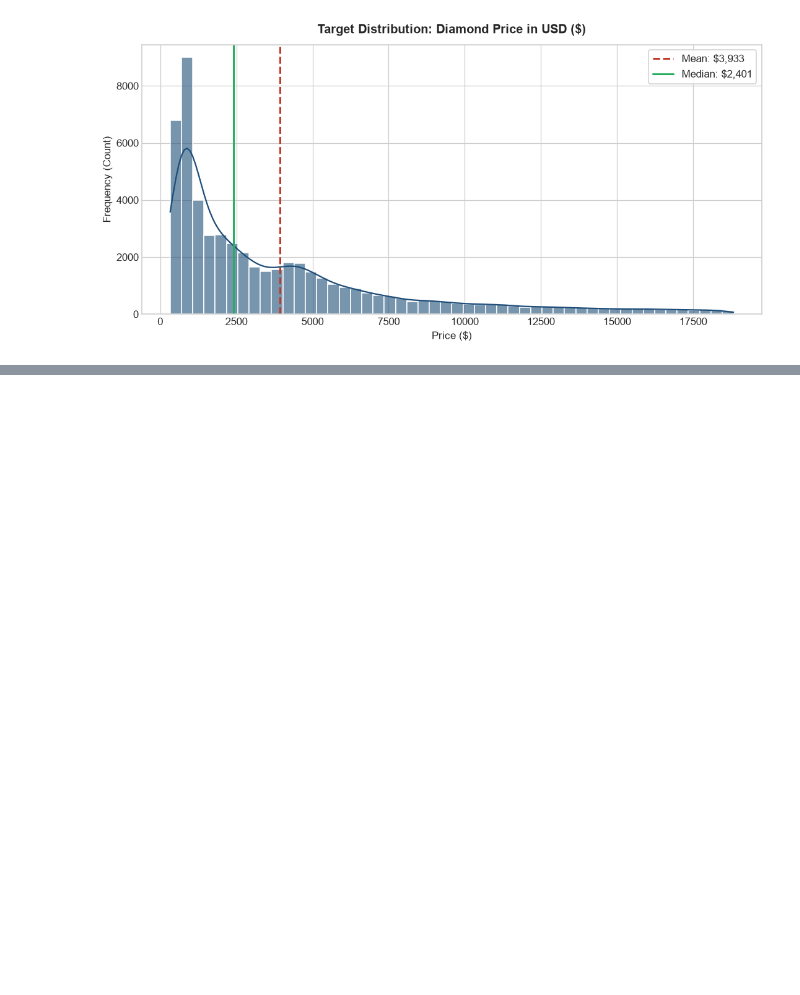
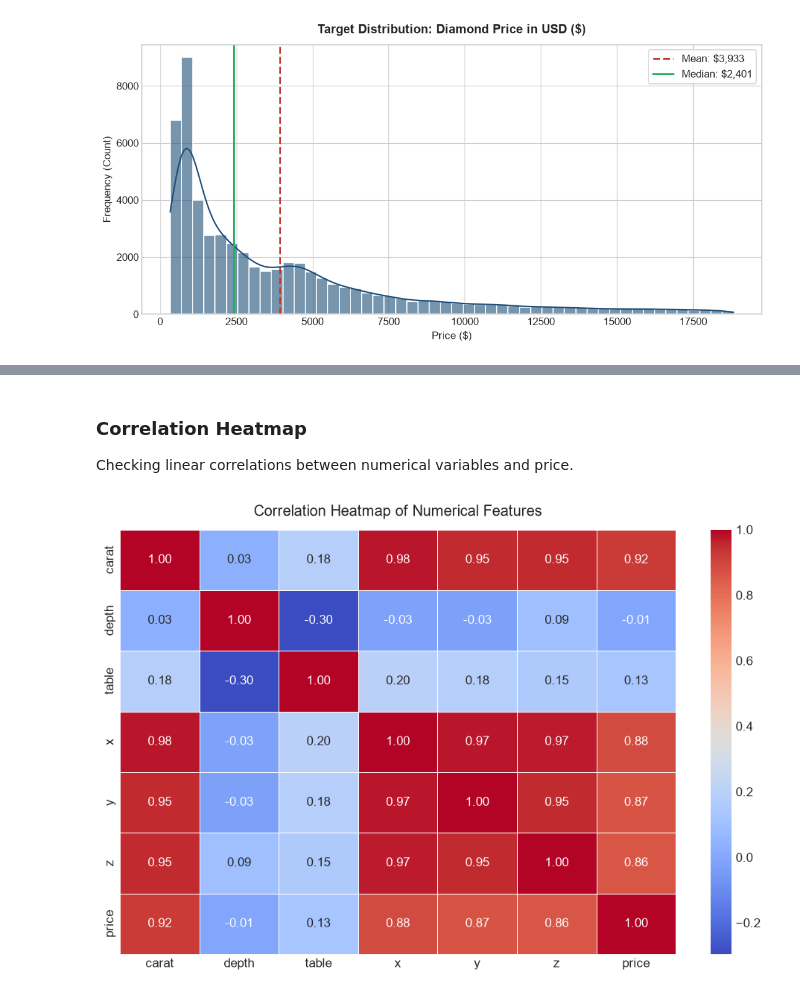
Before and after one commit to anish435/ML_capstone_project, a Jupyter notebook: notebooks/regression.ipynb, the cells around one changed output, grey strips where cells are left out. Drawn from its saved outputs; the diff is of its cells as text; code cells hidden in the pictures; blank space fills up the shorter version.

```diff
--- a/notebooks/regression.ipynb
+++ b/notebooks/regression.ipynb
@@ -205,0 +251,15 @@ plt.show()
+# %% [markdown]
+### Correlation Heatmap
+Checking linear correlations between numerical variables and price.
+# %%
+# Correlation heatmap for numerical features
+plt.figure(figsize=(9, 6))
+
+corr_matrix = df[['carat', 'depth', 'table', 'x', 'y', 'z', 'price']].corr()
+sns.heatmap(corr_matrix, annot=True, cmap='coolwarm', fmt='.2f', linewidths=0.5)
+
+plt.title('Correlation Heatmap of Numerical Features', fontsize=13, pad=12)
+plt.tight_layout()
+plt.show()
+# %% [output]
+[figure, added]
```
Also changed, not shown: parts of 34 cells of this notebook, 1 other file.
